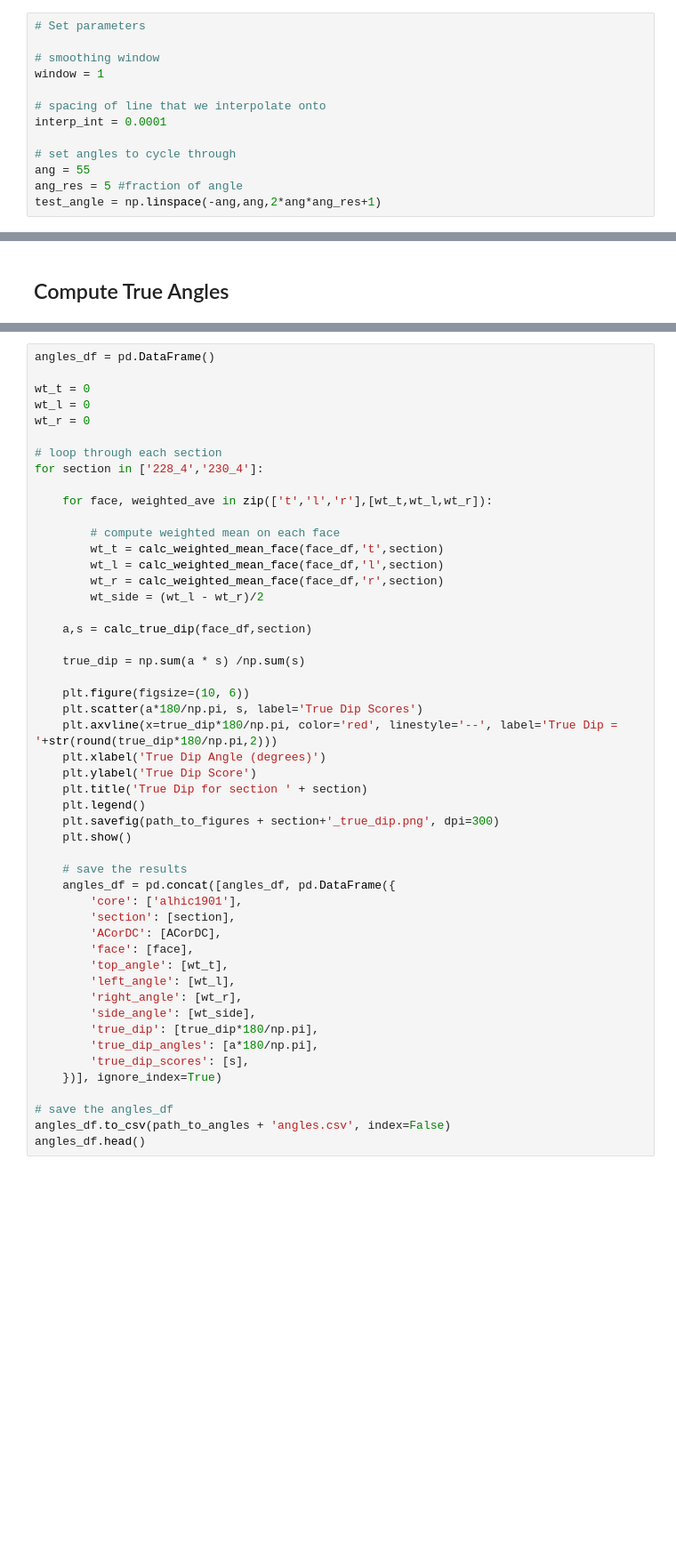
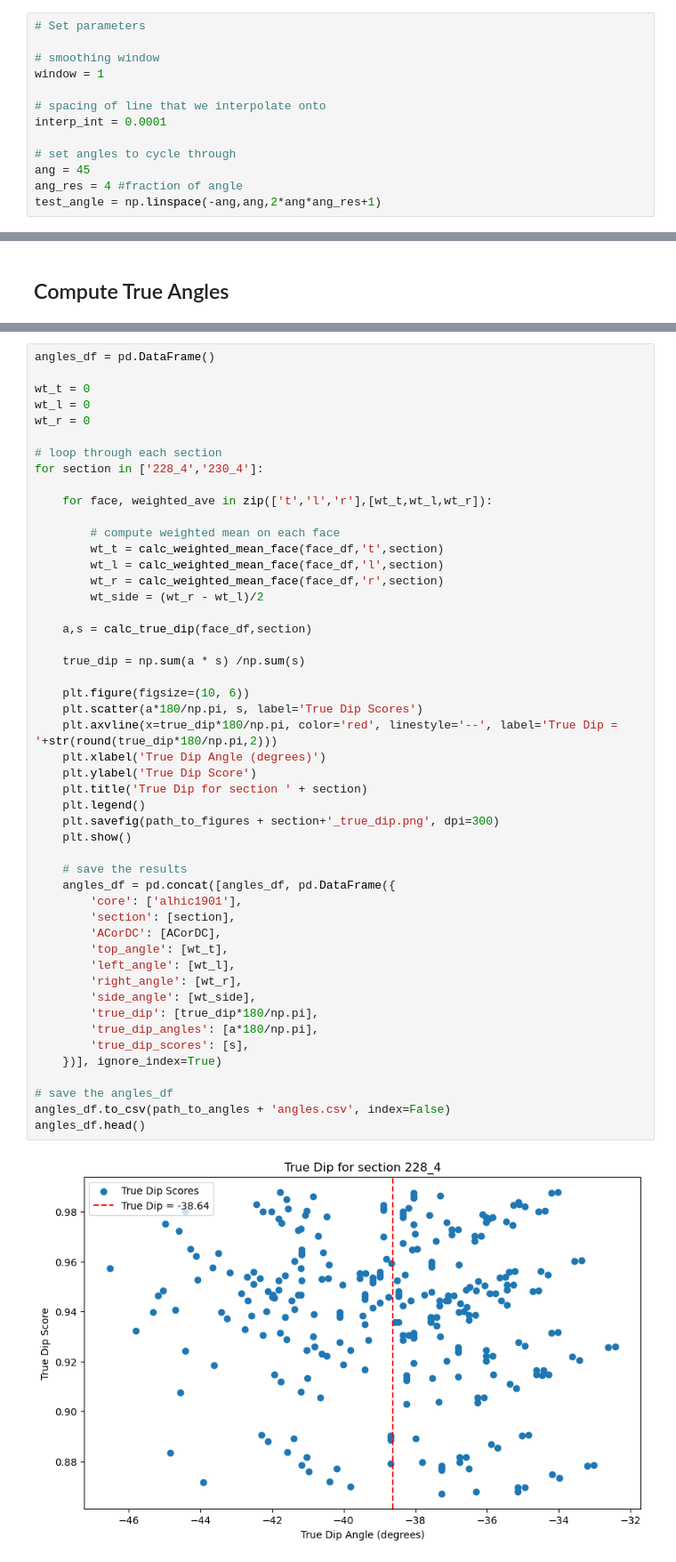
Before and after one commit to liamkirkpatrick/alhic1901_deeplayering, a Jupyter notebook: scripts/angle_calcs/calc_angles.ipynb, the cells around one changed output, grey strips where cells are left out. Shown at 89% size. Drawn from its saved outputs; the diff is of its cells as text; blank space fills up the shorter version.

Commit message:
minor changes to angle method

```diff
--- a/scripts/angle_calcs/calc_angles.ipynb
+++ b/scripts/angle_calcs/calc_angles.ipynb
@@ -43,8 +40,8 @@ window = 1
 interp_int = 0.0001
 
 # set angles to cycle through
-ang = 55
-ang_res = 5 #fraction of angle
+ang = 45
+ang_res = 4 #fraction of angle
 test_angle = np.linspace(-ang,ang,2*ang*ang_res+1)
 # %% [markdown]
 ## Load Data
@@ -354,37 +392,38 @@ for section in ['228_4','230_4']:
         wt_t = calc_weighted_mean_face(face_df,'t',section)
         wt_l = calc_weighted_mean_face(face_df,'l',section)
         wt_r = calc_weighted_mean_face(face_df,'r',section)
-        wt_side = (wt_l - wt_r)/2
+        wt_side = (wt_r - wt_l)/2
 
     a,s = calc_true_dip(face_df,section)
 
     true_dip = np.sum(a * s) /np.sum(s)
 
     plt.figure(figsize=(10, 6))
     plt.scatter(a*180/np.pi, s, label='True Dip Scores')
     plt.axvline(x=true_dip*180/np.pi, color='red', linestyle='--', label='True Dip = '+str(round(true_dip*180/np.pi,2)))
     plt.xlabel('True Dip Angle (degrees)')
     plt.ylabel('True Dip Score')
     plt.title('True Dip for section ' + section)
     plt.legend()
     plt.savefig(path_to_figures + section+'_true_dip.png', dpi=300)
     plt.show()
 
     # save the results
     angles_df = pd.concat([angles_df, pd.DataFrame({
         'core': ['alhic1901'],
         'section': [section],
         'ACorDC': [ACorDC],
-        'face': [face],
         'top_angle': [wt_t],
         'left_angle': [wt_l],
         'right_angle': [wt_r],
         'side_angle': [wt_side],
         'true_dip': [true_dip*180/np.pi],
         'true_dip_angles': [a*180/np.pi],
         'true_dip_scores': [s],
     })], ignore_index=True)
 
 # save the angles_df
 angles_df.to_csv(path_to_angles + 'angles.csv', index=False)
 angles_df.head()
+# %% [output]
+[figure, added]
```
Also changed, not shown: parts of 6 cells of this notebook, 1 other file.
